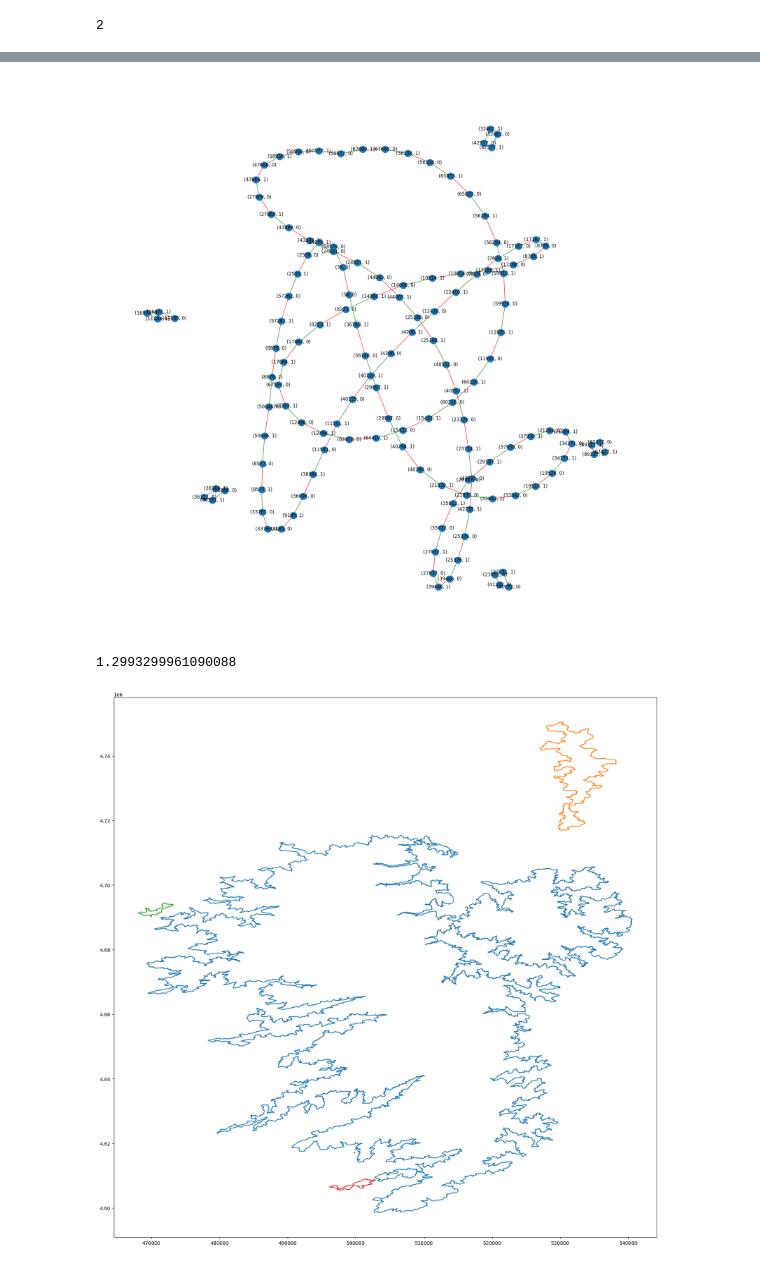
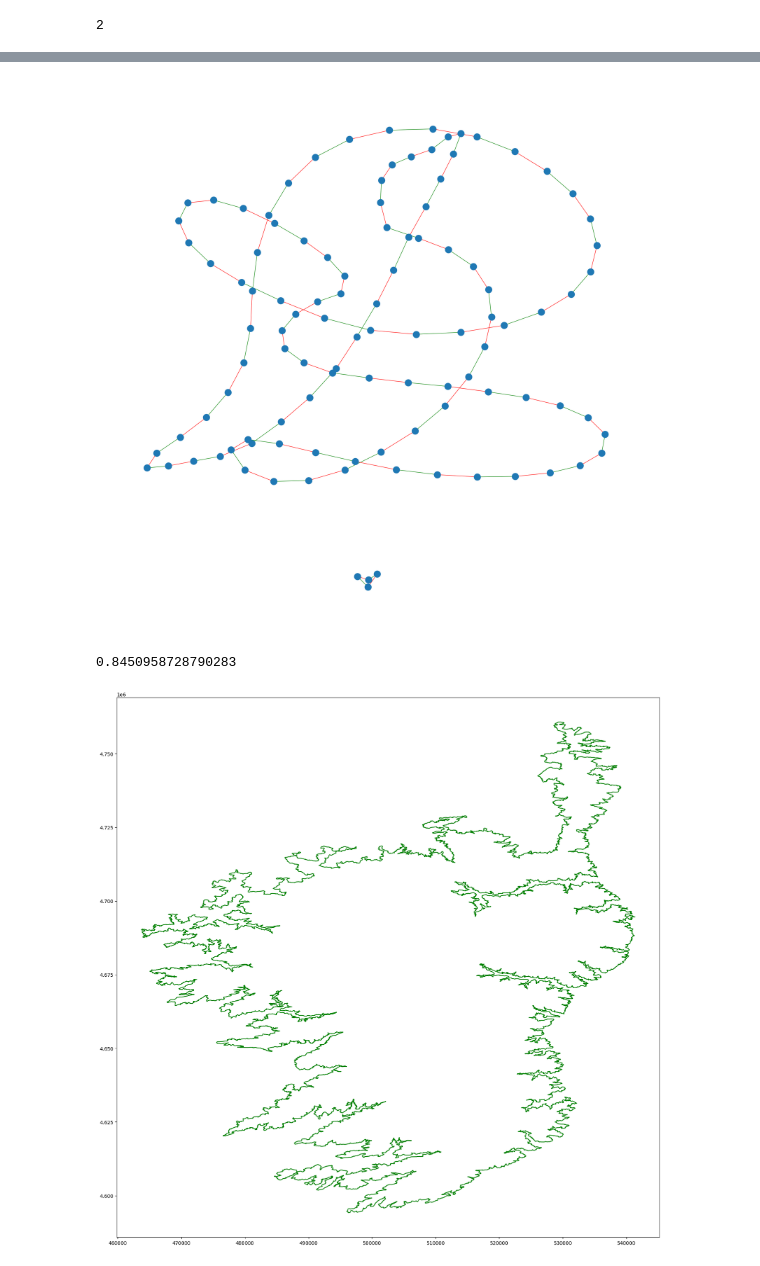
Before and after one commit to pierremennesson/contours_lines, a Jupyter notebook: contours_merging.ipynb, the cells around one changed output, grey strips where cells are left out. Cells and saved outputs as stored; diff of their text form; code cells hidden in the pictures.

```diff
--- a/contours_merging.ipynb
+++ b/contours_merging.ipynb
@@ -34,7 +34,7 @@ tree_edges_table_name="tree_edges"
 # %% [output]
 2
 # %%
-level=500
+level=250
 t1=time.time()
 level_open_contours_df=get_level_contours_df(cursor,level,is_closed=False)
 crs=level_open_contours_df.estimate_utm_crs()
@@ -88,28 +98,32 @@ nx.draw(G_extremities,pos=pos,node_size=10)
 # %%
-cycles,failed_cycles=cycle_decomposition(G_extremities)
+cycles,paths=cycle_chain_decomposition(G_extremities)
 
 cycle_edges=[(cycle[i],cycle[i+1]) for cycle in cycles for i in range(len(cycle)-1)]
+path_edges=cycle_edges+[(path[i],path[i+1]) for path in paths for i in range(len(path)-1)]
 edge_color=[]
 for u,v in G_extremities.edges():
-    if (u,v) in cycle_edges or (v,u) in cycle_edges:
+    if (u,v) in path_edges or (v,u) in path_edges:
         if G_extremities.get_edge_data(u,v)['edge_type']=='contour':
             edge_color.append('r')
         else:
             edge_color.append('g')
     else:
         edge_color.append('k')
-nx.draw(G_extremities,edge_color=edge_color,with_labels=True)
+nx.draw(G_extremities,edge_color=edge_color)
 # %% [output]
-[figure, old version]
+[figure, new version]
 # %%
 plt.rcParams['figure.figsize']=(20,20)
 t1=time.time()
-contour_lines=get_contour_lines_from_elevation_df(level_open_contours_df,max_distance=1)
+closed_contour_lines,open_contour_lines,merged_nodes=get_contour_lines_from_elevation_df(level_open_contours_df,max_distance=10)
 t2=time.time()
 print(t2-t1)
-for ls in contour_lines:
+for ls in closed_contour_lines:
     coords=np.array(ls.coords)
-    plt.plot(coords[:,0],coords[:,1])
+    plt.plot(coords[:,0],coords[:,1],c='g')
+for ls in open_contour_lines:
+    coords=np.array(ls.coords)
+    plt.plot(coords[:,0],coords[:,1],c='r')
 # %% [output]
-1.2993299961090088
+0.8450958728790283
-[figure, old version]
+[figure, new version]
```
Also changed, not shown: parts of 7 cells of this notebook, 11 other files.
